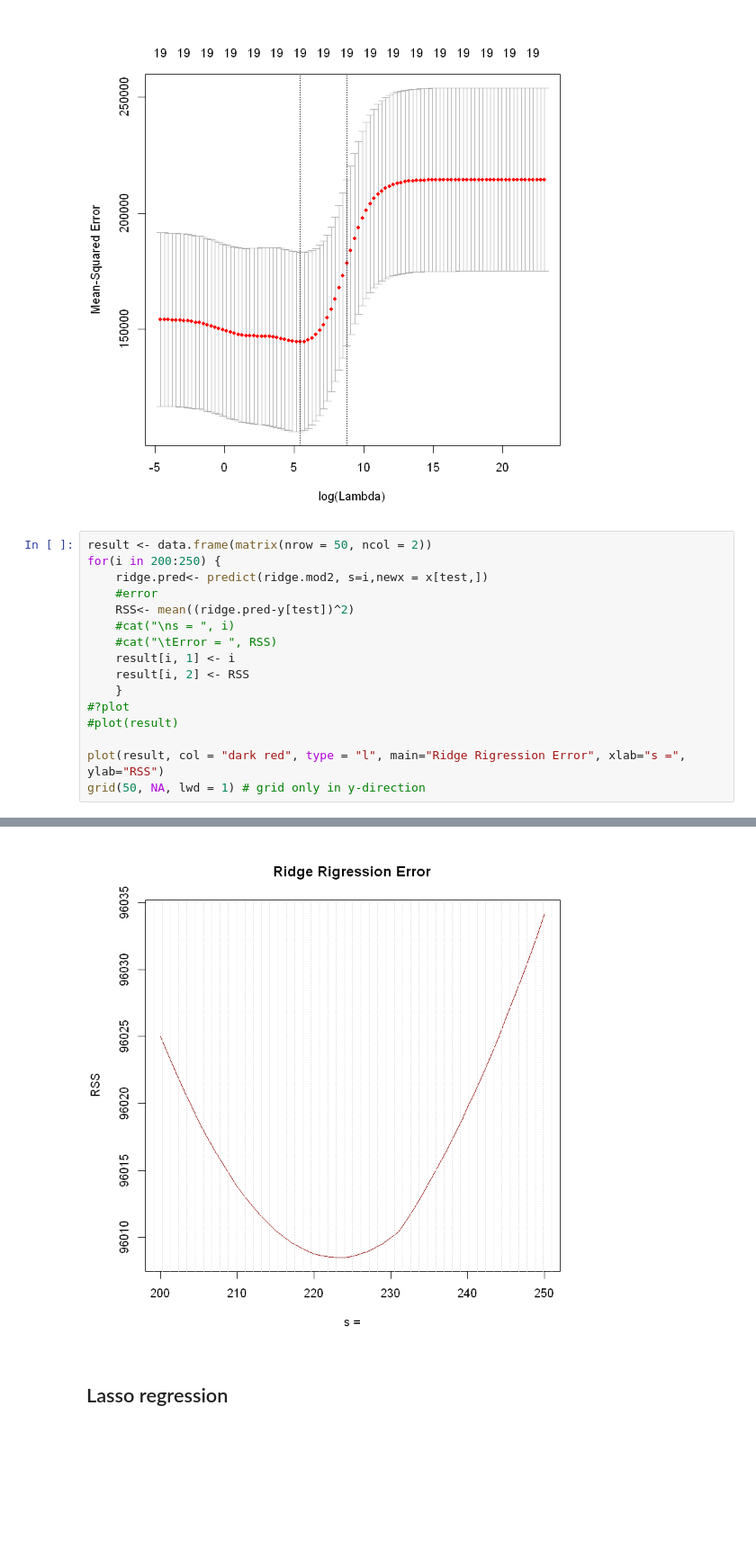
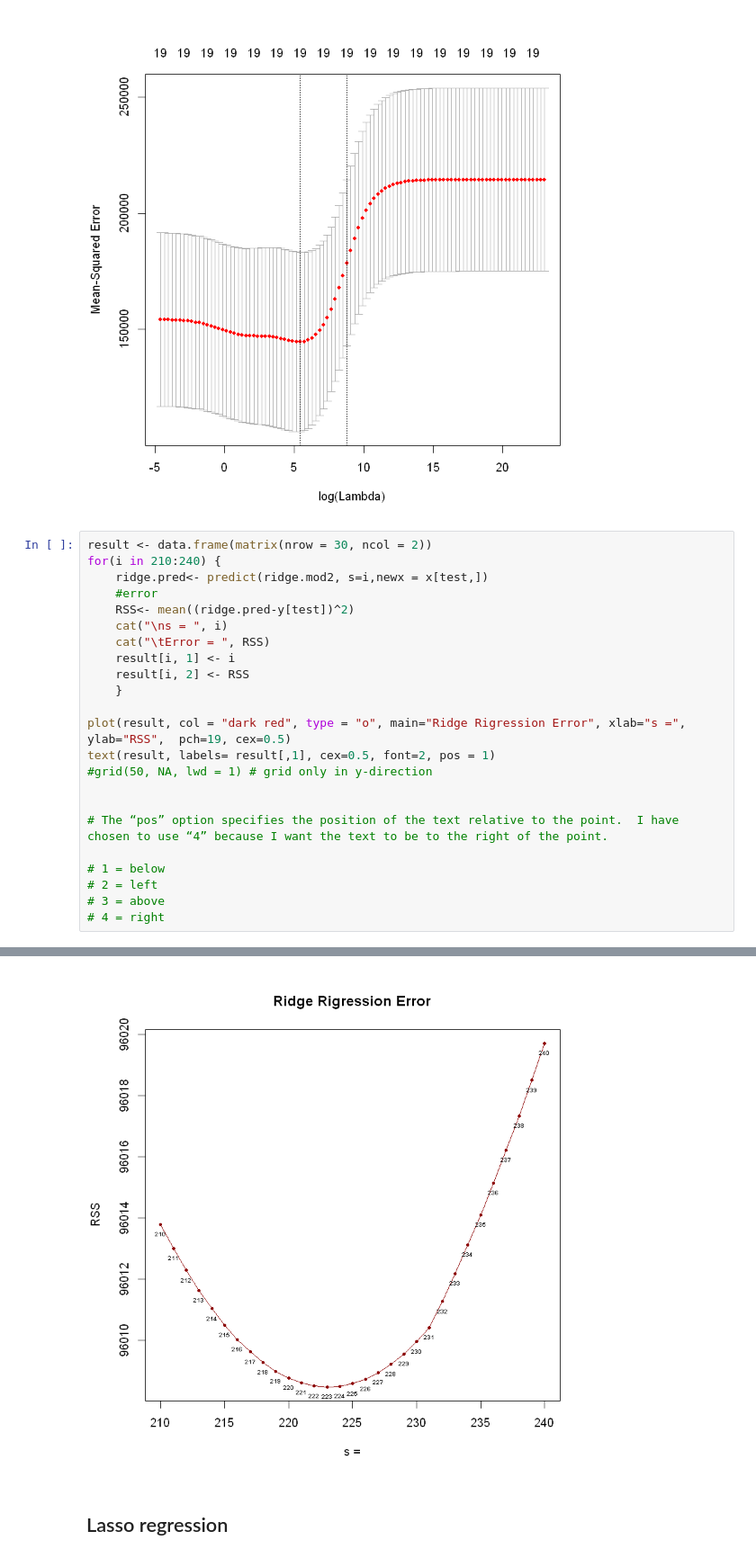
Before and after one commit to nkjadhav/Practise-R, a Jupyter notebook: Day 7/300818.ipynb, the cells around one changed output, grey strips where cells are left out. Shown at 90% size. Saved outputs shown, nothing was run; the diff lists cells and outputs as text; blank space fills up the shorter version.

Commit message:
Added Error Graphs

```diff
--- a/Day 7/300818.ipynb
+++ b/Day 7/300818.ipynb
@@ -259,19 +259,26 @@ cat("\tError =", RSS4)
 Best lambda =  231.013  Error = 96010.43
 [figure]
 # %%
-result <- data.frame(matrix(nrow = 50, ncol = 2))
-for(i in 200:250) {
+result <- data.frame(matrix(nrow = 30, ncol = 2))
+for(i in 210:240) {
     ridge.pred<- predict(ridge.mod2, s=i,newx = x[test,])
     #error
     RSS<- mean((ridge.pred-y[test])^2)
-    #cat("\ns = ", i)
-    #cat("\tError = ", RSS)
+    cat("\ns = ", i)
+    cat("\tError = ", RSS)
     result[i, 1] <- i
     result[i, 2] <- RSS
     }
-#?plot
-#plot(result)
 
-plot(result, col = "dark red", type = "l", main="Ridge Rigression Error", xlab="s =", ylab="RSS")
-grid(50, NA, lwd = 1) # grid only in y-direction
+plot(result, col = "dark red", type = "o", main="Ridge Rigression Error", xlab="s =", ylab="RSS",  pch=19, cex=0.5)
+text(result, labels= result[,1], cex=0.5, font=2, pos = 1)
+#grid(50, NA, lwd = 1) # grid only in y-direction
+
+
+# The “pos” option specifies the position of the text relative to the point.  I have chosen to use “4” because I want the text to be to the right of the point.
+
+# 1 = below
+# 2 = left
+# 3 = above
+# 4 = right
 # %% [output]
@@ -278,4 +302,4 @@ grid(50, NA, lwd = 1) # grid only in y-direction
-[figure, old version]
+[figure, new version]
 # %% [markdown]
 ## Lasso regression
 # %%
```
Also changed, not shown: parts of 1 cell of this notebook.
